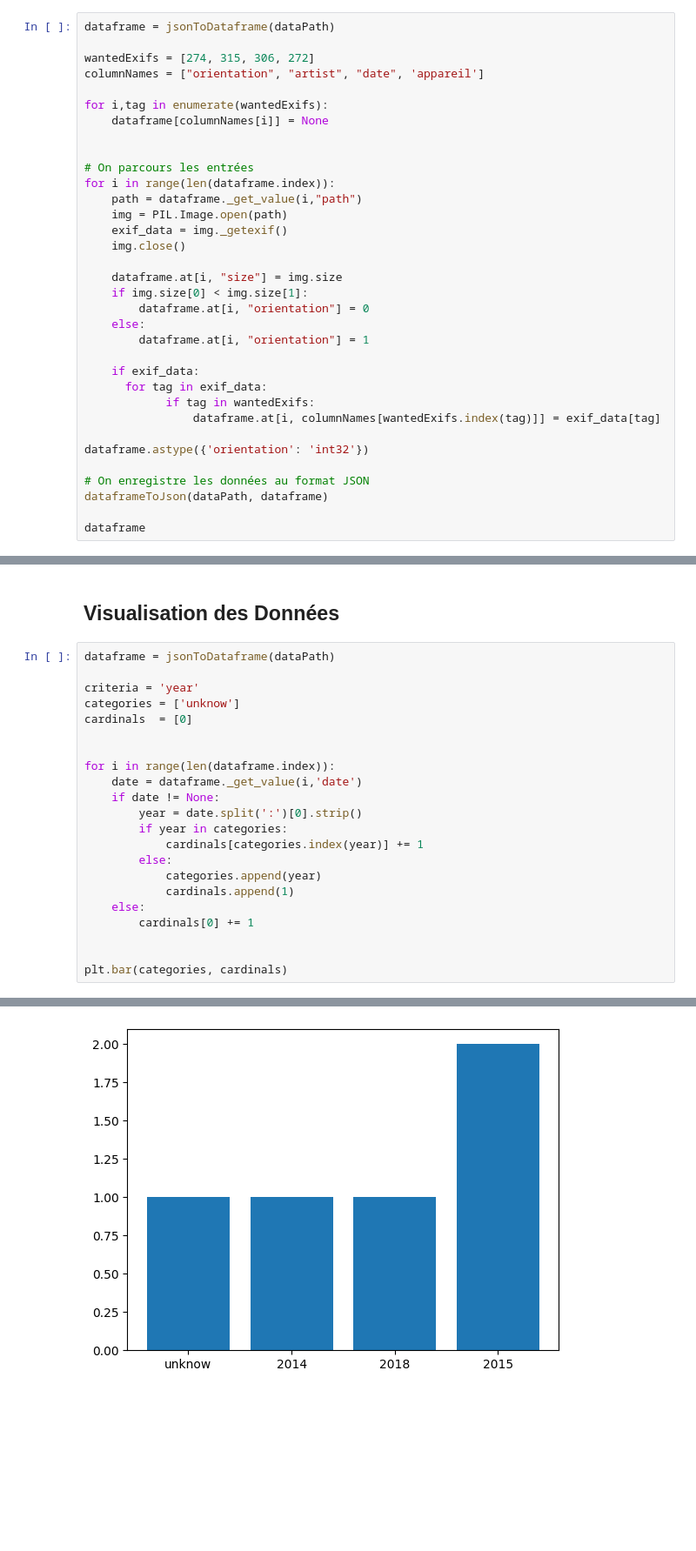
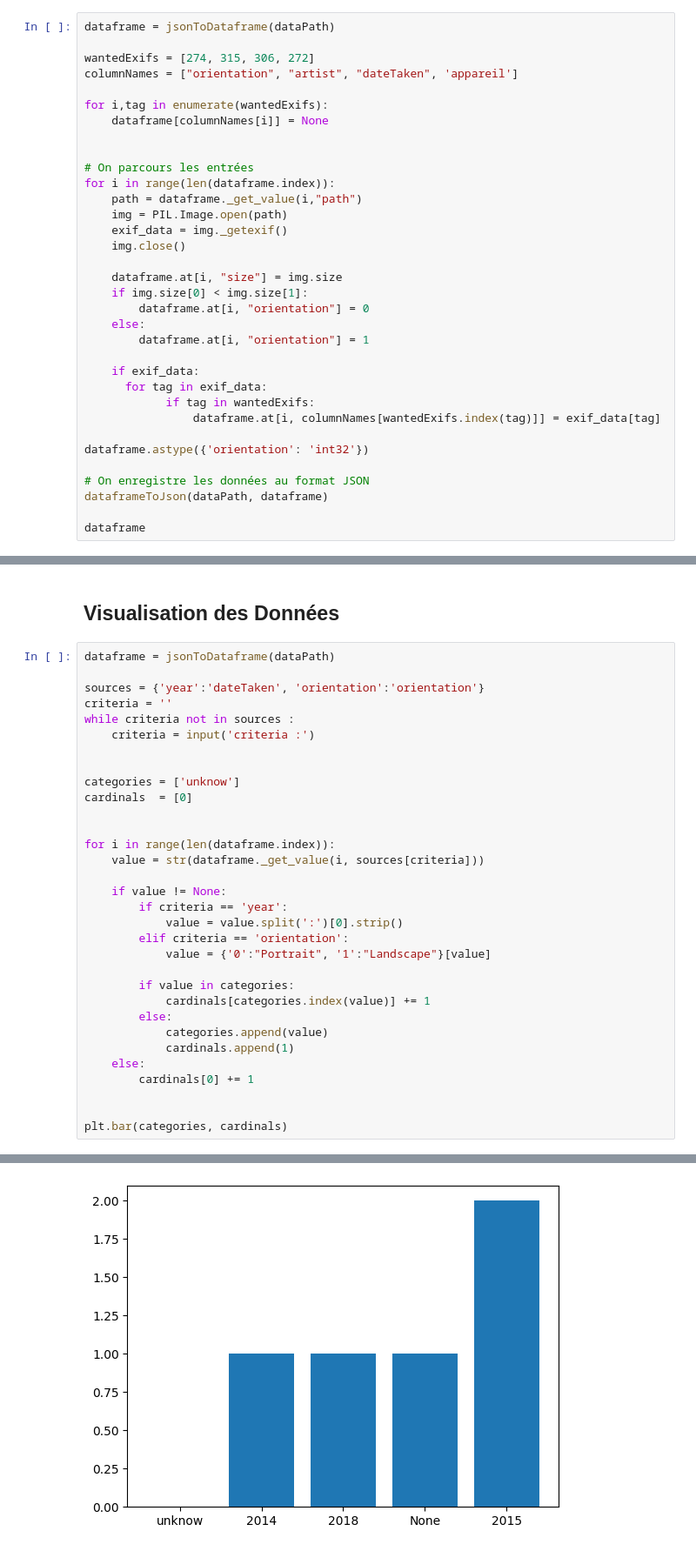
Before and after one commit to hugues-boisdon/DataMining2024, a Jupyter notebook: projet.ipynb, the cells around one changed output, grey strips where cells are left out. Shown: that part at 87% size. Drawn from its saved outputs; the diff is of its cells as text; blank space fills up the shorter version.

```diff
--- a/projet.ipynb
+++ b/projet.ipynb
@@ -114,7 +114,7 @@ io.imshow(img)
 dataframe = jsonToDataframe(dataPath)
 
 wantedExifs = [274, 315, 306, 272]
-columnNames = ["orientation", "artist", "date", 'appareil']
+columnNames = ["orientation", "artist", "dateTaken", 'appareil']
 
 for i,tag in enumerate(wantedExifs):
     dataframe[columnNames[i]] = None
@@ -213,19 +213,29 @@ HBox(children=(Box(children=(Box(children=(Image(value=b'\xff\xd8\xff\xe1,\xdbEx
 # %%
 dataframe = jsonToDataframe(dataPath)
 
-criteria = 'year'
+sources = {'year':'dateTaken', 'orientation':'orientation'}
+criteria = ''
+while criteria not in sources :
+    criteria = input('criteria :')
+
+
 categories = ['unknow']
 cardinals  = [0]
 
 
 for i in range(len(dataframe.index)):
-    date = dataframe._get_value(i,'date')
-    if date != None:
-        year = date.split(':')[0].strip()
-        if year in categories:
-            cardinals[categories.index(year)] += 1
+    value = str(dataframe._get_value(i, sources[criteria]))
+
+    if value != None:
+        if criteria == 'year':
+            value = value.split(':')[0].strip()
+        elif criteria == 'orientation':
+            value = {'0':"Portrait", '1':"Landscape"}[value]
+
+        if value in categories:
+            cardinals[categories.index(value)] += 1
         else:
-            categories.append(year)
+            categories.append(value)
             cardinals.append(1)
     else:
         cardinals[0] += 1
@@ -237 +247 @@ plt.bar(categories, cardinals)
-[figure, old version]
+[figure, new version]
```
Also changed, not shown: parts of 1 cell of this notebook, 1 other file.
